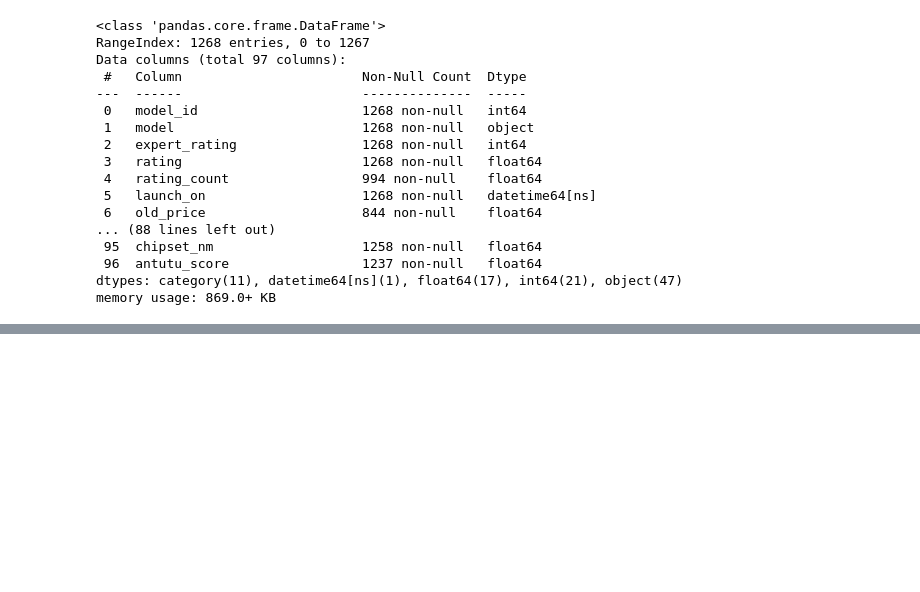
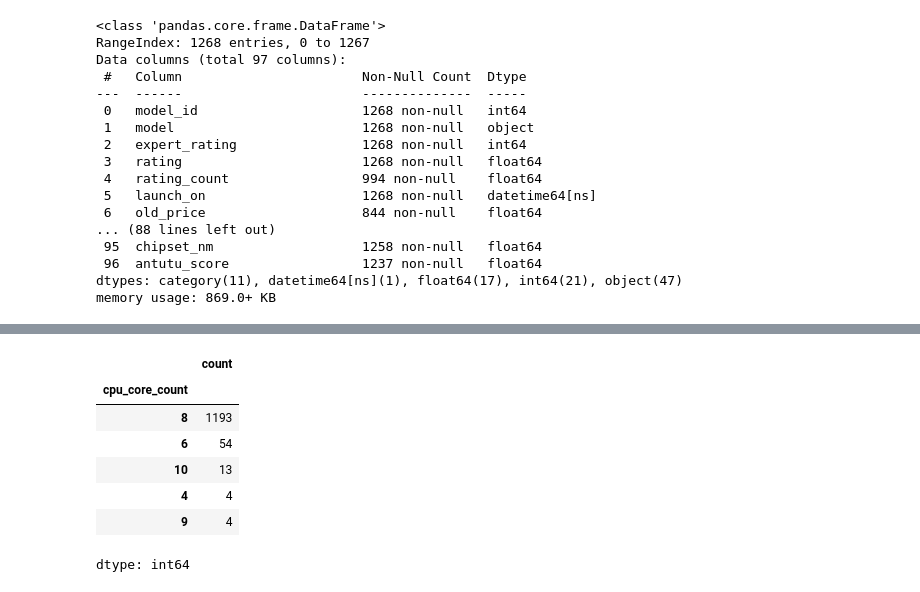
Before and after one commit to rajeshxdatascience/smartphone-recommender-system, a Jupyter notebook: SpecLens_AI_Data_Engineering.ipynb, the cells around one changed output, grey strips where cells are left out. Cells and saved outputs as stored; diff of their text form; code cells hidden in the pictures; blank space fills up the shorter version.

```diff
--- a/SpecLens_AI_Data_Engineering.ipynb
+++ b/SpecLens_AI_Data_Engineering.ipynb
@@ -2969,0 +3004,32 @@ memory usage: 869.0+ KB
+# %%
+def extract_core_count(text):
+
+  t = text.lower()
+
+  if 'octa' in t:
+    return 8
+
+  if 'hexa' in t:
+    return 6
+
+  if 'deca' in t:
+    return 10
+
+  if 'quad' in t:
+    return 4
+
+  if 'nona' in t:
+    return 9
+
+df['cpu_core_count'] = df['cpu_core_count'].apply(extract_core_count)
+# %%
+df['cpu_core_count'].value_counts(dropna=False)
+# %% [output]
+|  | count |
+| cpu_core_count |  |
+| 8 | 1193 |
+| 6 | 54 |
+| 10 | 13 |
+| 4 | 4 |
+| 9 | 4 |
+dtype: int64
```
Also changed, not shown: parts of 3 cells of this notebook.
